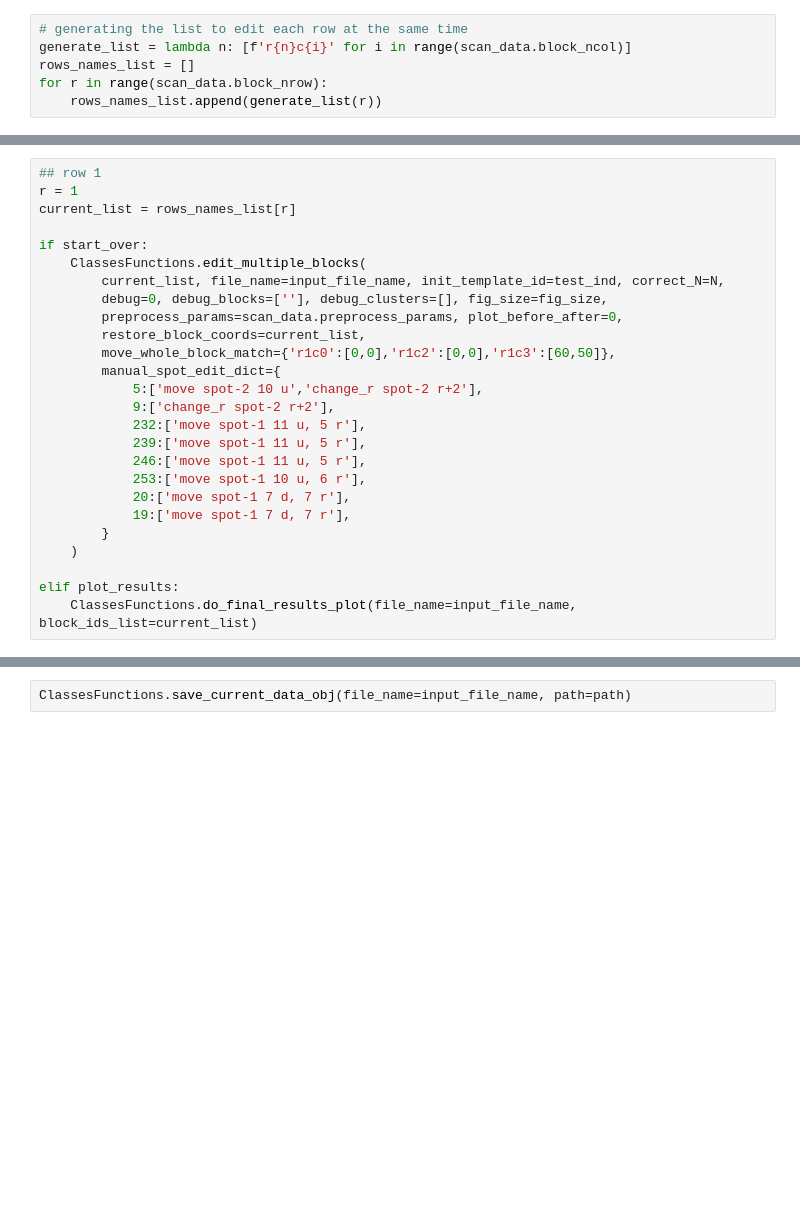
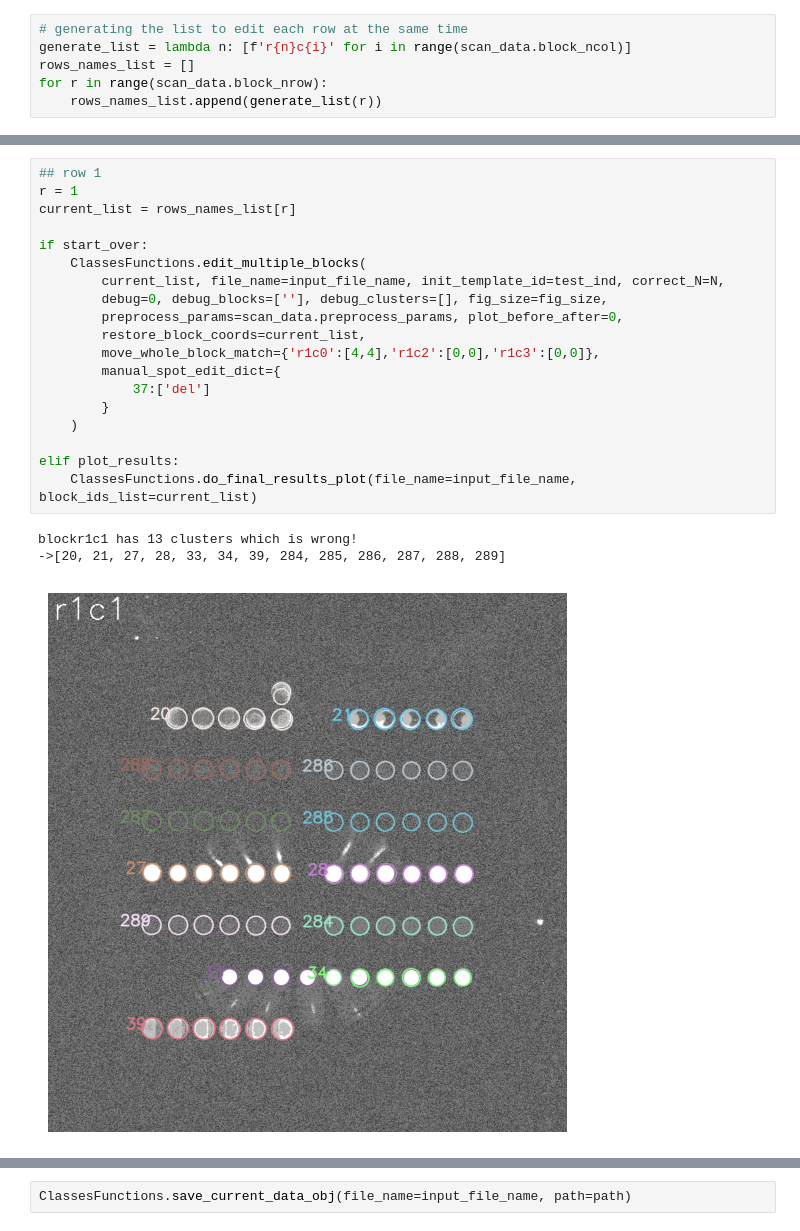
Before and after one commit to afarin-aqs/SlideReader, a Jupyter notebook: Read_DS4_Slides.ipynb, the cells around one changed output, grey strips where cells are left out. Saved outputs shown, nothing was run; the diff lists cells and outputs as text; blank space fills up the shorter version.

```diff
--- a/Read_DS4_Slides.ipynb
+++ b/Read_DS4_Slides.ipynb
@@ -321,26 +394,23 @@ elif plot_results:
 # %%
 ## row 1
 r = 1
 current_list = rows_names_list[r]
 
 if start_over:
     ClassesFunctions.edit_multiple_blocks(
         current_list, file_name=input_file_name, init_template_id=test_ind, correct_N=N,
         debug=0, debug_blocks=[''], debug_clusters=[], fig_size=fig_size,
         preprocess_params=scan_data.preprocess_params, plot_before_after=0,
         restore_block_coords=current_list,
-        move_whole_block_match={'r1c0':[0,0],'r1c2':[0,0],'r1c3':[60,50]},
+        move_whole_block_match={'r1c0':[4,4],'r1c2':[0,0],'r1c3':[0,0]},
         manual_spot_edit_dict={
-            5:['move spot-2 10 u','change_r spot-2 r+2'],
-            9:['change_r spot-2 r+2'],
-            232:['move spot-1 11 u, 5 r'],
-            239:['move spot-1 11 u, 5 r'],
-            246:['move spot-1 11 u, 5 r'],
-            253:['move spot-1 10 u, 6 r'],
-            20:['move spot-1 7 d, 7 r'],
-            19:['move spot-1 7 d, 7 r'],
+            37:['del']
         }
     )
 
 elif plot_results:
     ClassesFunctions.do_final_results_plot(file_name=input_file_name, block_ids_list=current_list)
+# %% [output]
+blockr1c1 has 13 clusters which is wrong!
+->[20, 21, 27, 28, 33, 34, 39, 284, 285, 286, 287, 288, 289]
+[figure, added]
```
Also changed, not shown: parts of 33 cells of this notebook, 5 other files.
